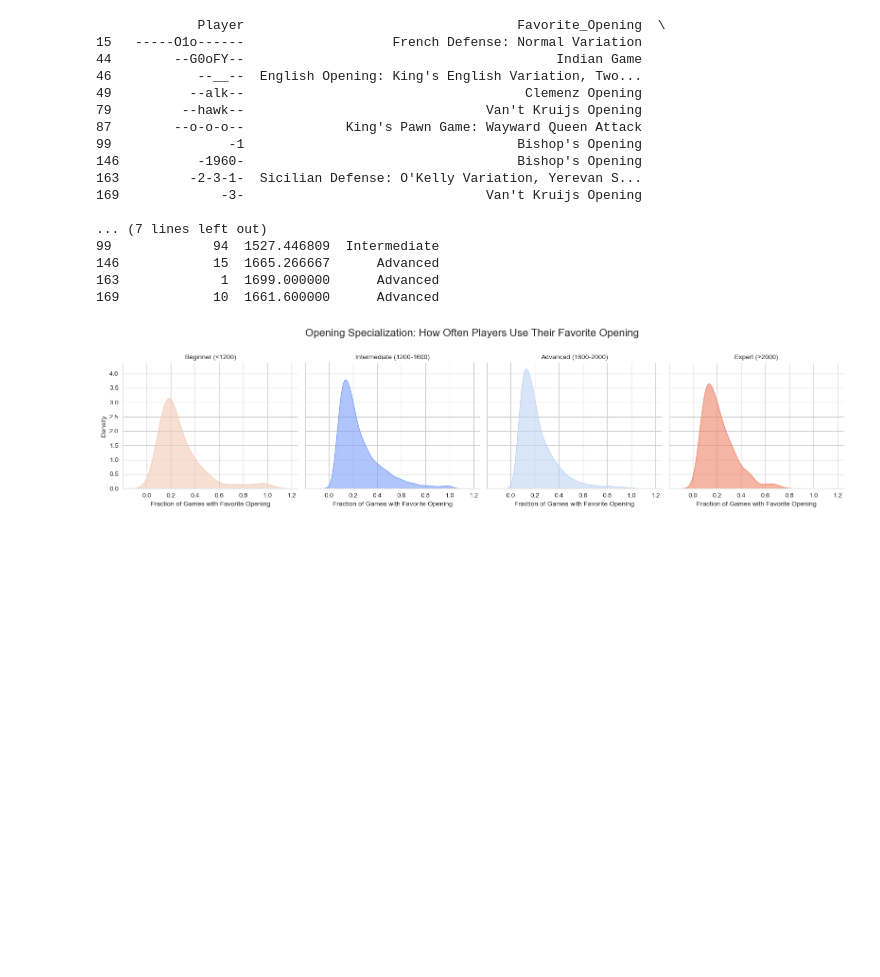
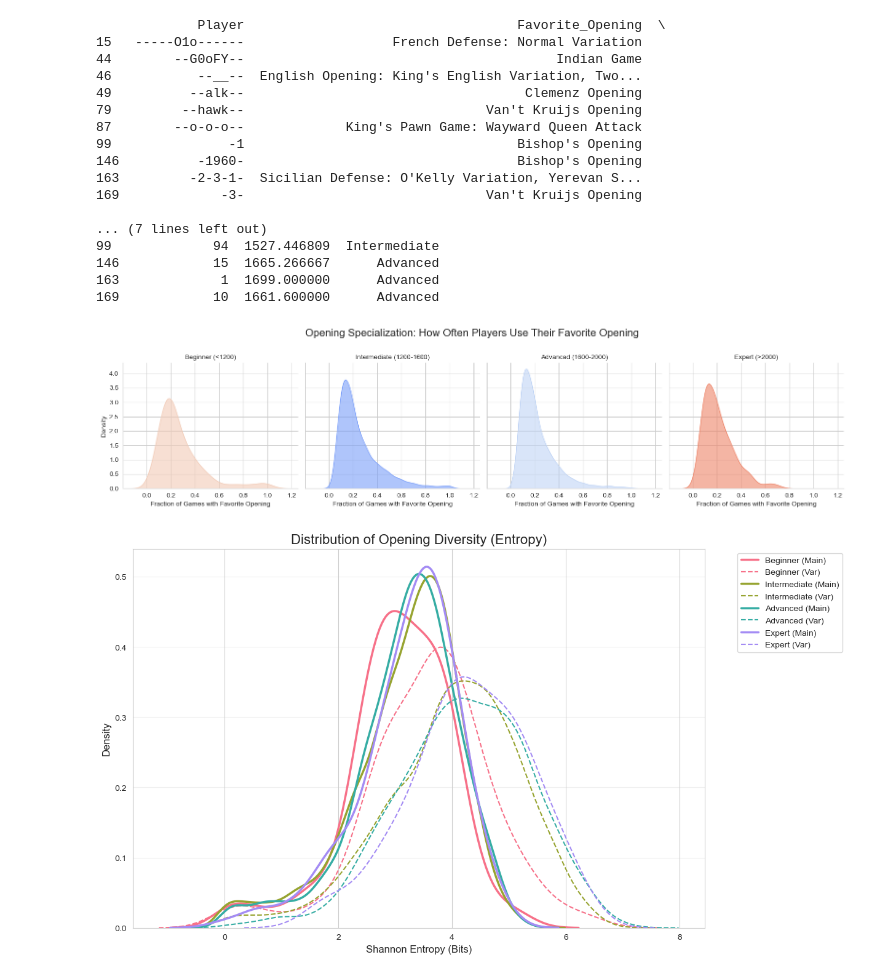
Before and after one commit to SalmaAllam8/chess-players-performance-analysis-, a Jupyter notebook: opening analysis.ipynb, the cells around one changed output. Saved outputs shown, nothing was run; the diff lists cells and outputs as text; code cells hidden in the pictures; blank space fills up the shorter version.

Commit message:
mainlines and variations

```diff
--- a/opening analysis.ipynb
+++ b/opening analysis.ipynb
@@ -236,3 +236,60 @@ plt.savefig(save_path, bbox_inches='tight')
 plt.show()
 # %% [output]
 [figure]
+# %%
+df['MainLine'] = df['Opening'].str.split(':').str[0]
+df['Variation'] = df['Opening']
+
+# 3. Calculate Dual Entropies per Player
+player_data = []
+for player, group in df.groupby('White'):
+    if len(group) < 20: continue
+
+    # Entropy of Main Lines
+    main_counts = group['MainLine'].value_counts(normalize=True)
+    h_main = entropy(main_counts, base=2)
+
+    # Entropy of Variations
+    var_counts = group['Variation'].value_counts(normalize=True)
+    h_var = entropy(var_counts, base=2)
+
+    avg_elo = group['WhiteElo'].mean()
+    player_data.append({'H_Main': h_main, 'H_Var': h_var, 'Elo': avg_elo})
+
+entropy_df = pd.DataFrame(player_data)
+
+# 4. Categorize Skill
+def get_skill(elo):
+    if elo < 1200: return 'Beginner'
+    if elo < 1600: return 'Intermediate'
+    if elo < 2000: return 'Advanced'
+    return 'Expert'
+
+entropy_df['Skill'] = entropy_df['Elo'].apply(get_skill)
+
+# 5. Visualization
+plt.figure(figsize=(12, 8))
+skills = ['Beginner', 'Intermediate', 'Advanced', 'Expert']
+colors = sns.color_palette("husl", 4)
+
+for i, skill in enumerate(skills):
+    subset = entropy_df[entropy_df['Skill'] == skill]
+
+    # Solid line for Main Lines
+    sns.kdeplot(subset['H_Main'], color=colors[i], label=f'{skill} (Main)',
+                linestyle='-', linewidth=2.5)
+
+    # Dashed line for Variations
+    sns.kdeplot(subset['H_Var'], color=colors[i], label=f'{skill} (Var)',
+                linestyle='--', linewidth=1.5)
+
+plt.title("Distribution of Opening Diversity (Entropy)", fontsize=16)
+plt.xlabel("Shannon Entropy (Bits)", fontsize=12)
+plt.ylabel("Density", fontsize=12)
+plt.legend(bbox_to_anchor=(1.05, 1), loc='upper left')
+plt.grid(axis='y', alpha=0.3)
+
+plt.savefig(r"D:\Chess\entropy_main_vs_var.png", bbox_inches='tight')
+plt.show()
+# %% [output]
+[figure, added]
```
